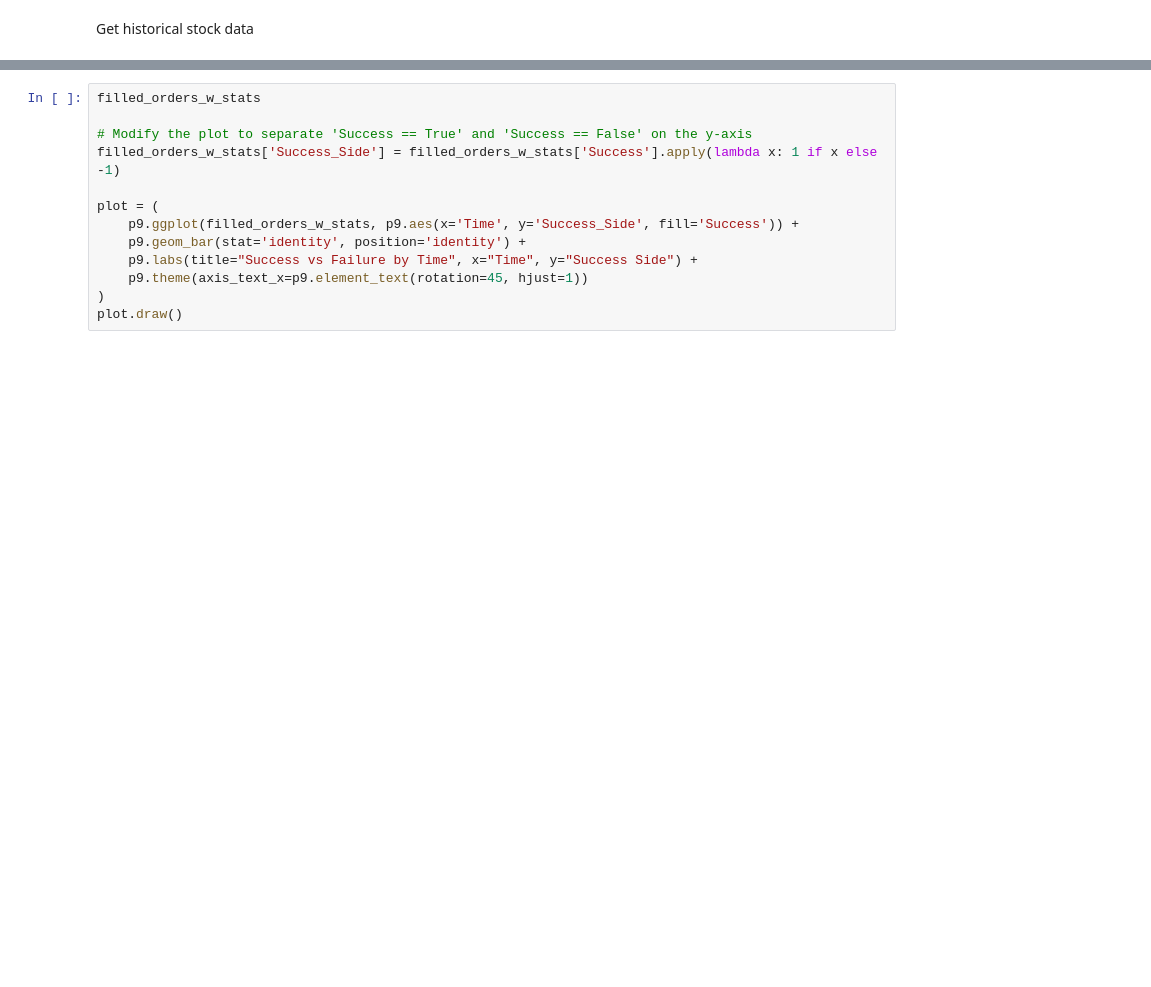
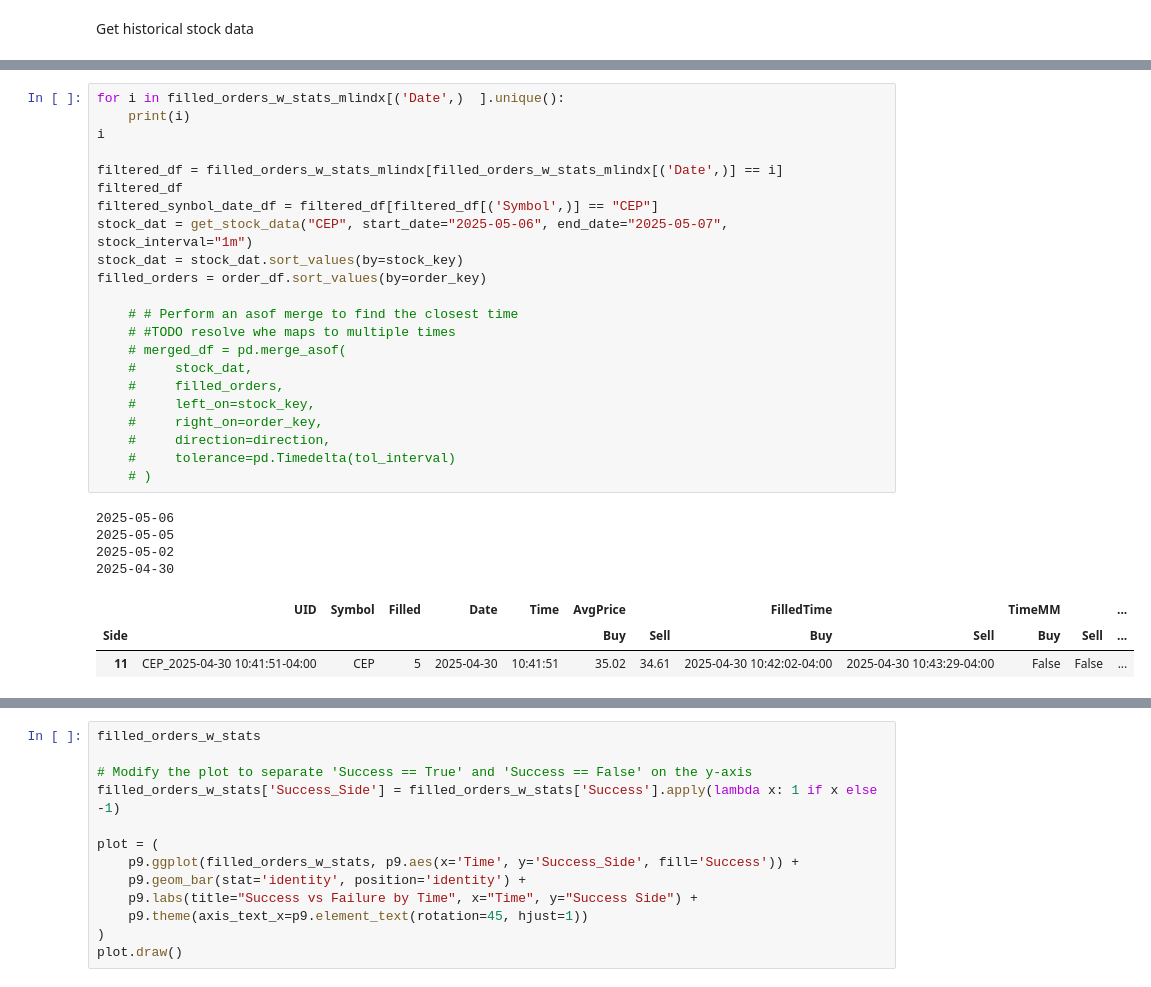
Before and after one commit to sbs87/Random_Projects, a Jupyter notebook: stock_reccomender/DayTrader_Analysis.ipynb, the cells around one changed output, grey strips where cells are left out. Drawn from its saved outputs; the diff is of its cells as text; blank space fills up the shorter version.

```diff
--- a/stock_reccomender/DayTrader_Analysis.ipynb
+++ b/stock_reccomender/DayTrader_Analysis.ipynb
@@ -375,2 +427,32 @@ Get historical stock data
+# %%
+for i in filled_orders_w_stats_mlindx[('Date',)  ].unique():
+    print(i)
+i
+
+filtered_df = filled_orders_w_stats_mlindx[filled_orders_w_stats_mlindx[('Date',)] == i]
+filtered_df
+filtered_synbol_date_df = filtered_df[filtered_df[('Symbol',)] == "CEP"]
+stock_dat = get_stock_data("CEP", start_date="2025-05-06", end_date="2025-05-07", stock_interval="1m")
+stock_dat = stock_dat.sort_values(by=stock_key)
+filled_orders = order_df.sort_values(by=order_key)
+
+    # # Perform an asof merge to find the closest time
+    # #TODO resolve whe maps to multiple times
+    # merged_df = pd.merge_asof(
+    #     stock_dat,
+    #     filled_orders,
+    #     left_on=stock_key,
+    #     right_on=order_key,
+    #     direction=direction,
+    #     tolerance=pd.Timedelta(tol_interval)
+    # )
+# %% [output]
+2025-05-06
+2025-05-05
+2025-05-02
+2025-04-30
+|  | UID | Symbol | Filled | Date | Time | AvgPrice |  | FilledTime |  | TimeMM |  | ... |
+| Side |  |  |  |  |  | Buy | Sell | Buy | Sell | Buy | Sell | ... |
+| 11 | CEP_2025-04-30 10:41:51-04:00 | CEP | 5 | 2025-04-30 | 10:41:51 | 35.02 | 34.61 | 2025-04-30 10:42:02-04:00 | 2025-04-30 10:43:29-04:00 | False | False | ... |
 # %%
 dates = filled_orders_w_stats['Date'].unique()
```
Also changed, not shown: parts of 7 cells of this notebook.
